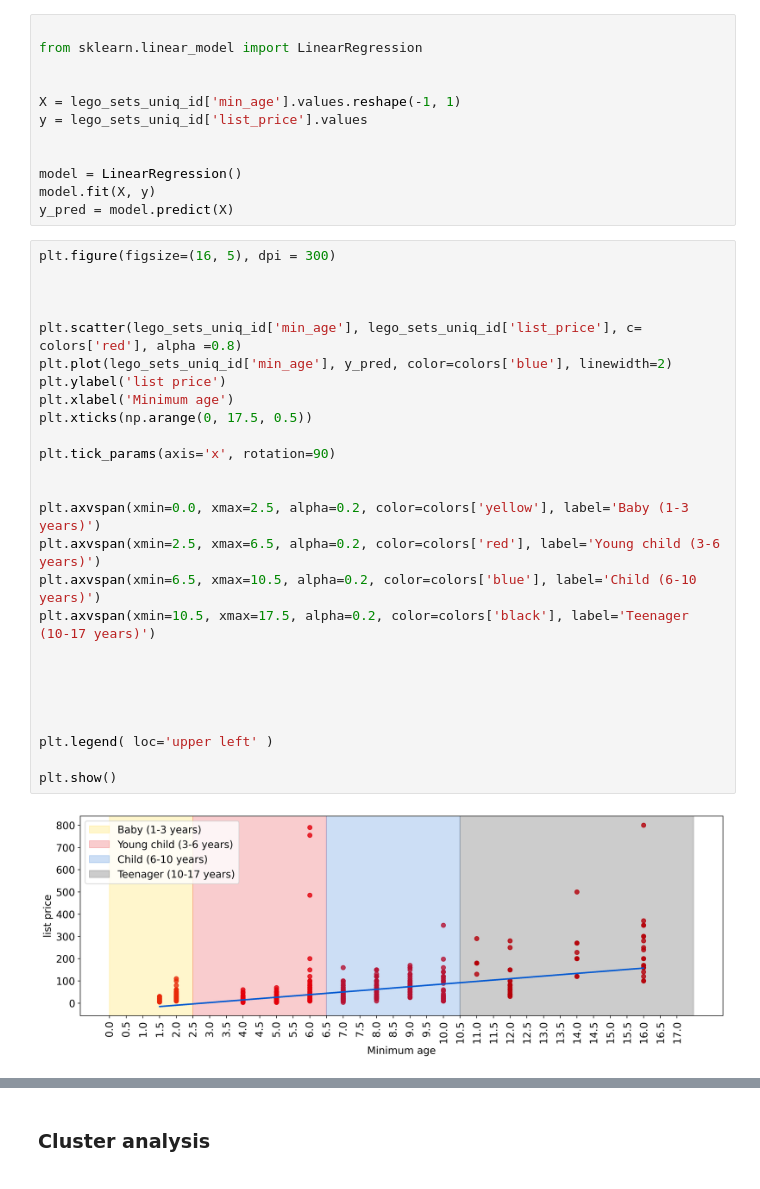
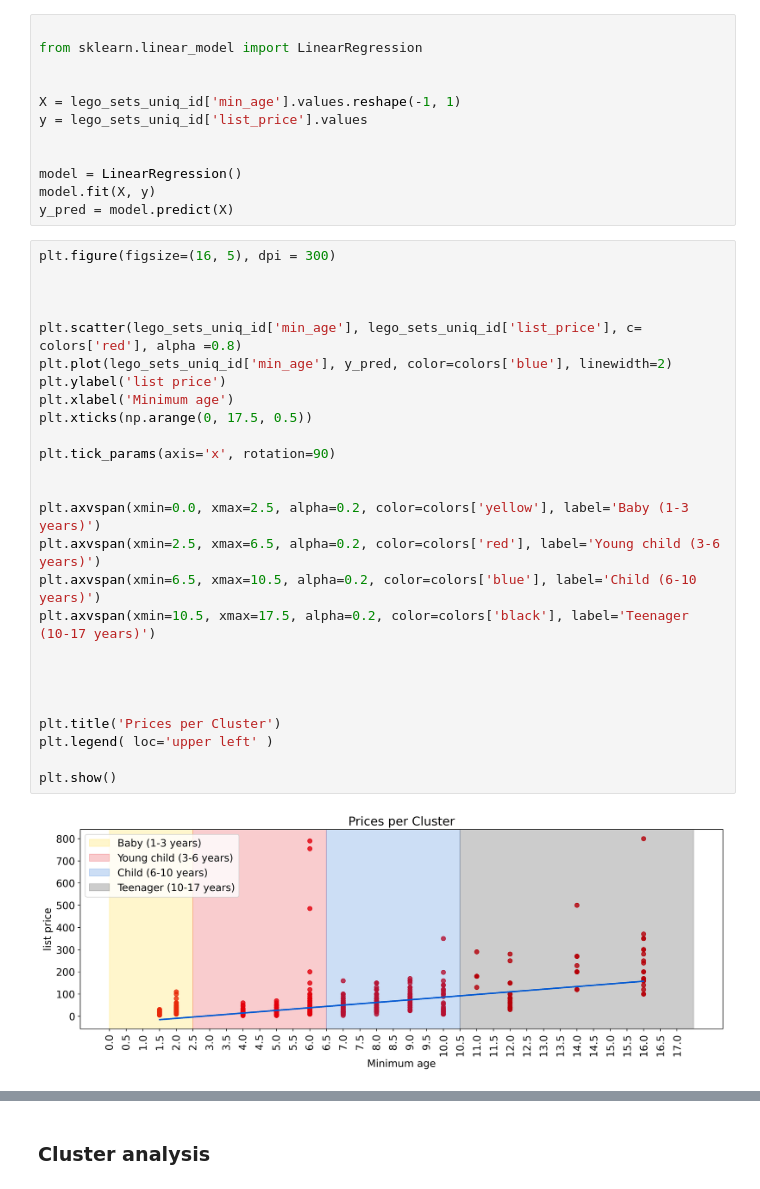
Before and after one commit to bennymiddel/personal_projects, a Jupyter notebook: 03_Lego_Project/01_Data_loading.ipynb, the cells around one changed output, grey strips where cells are left out. Saved outputs shown, nothing was run; the diff lists cells and outputs as text.

```diff
--- a/03_Lego_Project/01_Data_loading.ipynb
+++ b/03_Lego_Project/01_Data_loading.ipynb
@@ -457,28 +491,28 @@ y_pred = model.predict(X)
 # %%
 plt.figure(figsize=(16, 5), dpi = 300)
 
 
 
 plt.scatter(lego_sets_uniq_id['min_age'], lego_sets_uniq_id['list_price'], c= colors['red'], alpha =0.8)
 plt.plot(lego_sets_uniq_id['min_age'], y_pred, color=colors['blue'], linewidth=2)
 plt.ylabel('list price')
 plt.xlabel('Minimum age')
 plt.xticks(np.arange(0, 17.5, 0.5))
 
 plt.tick_params(axis='x', rotation=90)
 
 
 plt.axvspan(xmin=0.0, xmax=2.5, alpha=0.2, color=colors['yellow'], label='Baby (1-3 years)')
 plt.axvspan(xmin=2.5, xmax=6.5, alpha=0.2, color=colors['red'], label='Young child (3-6 years)')
 plt.axvspan(xmin=6.5, xmax=10.5, alpha=0.2, color=colors['blue'], label='Child (6-10 years)')
 plt.axvspan(xmin=10.5, xmax=17.5, alpha=0.2, color=colors['black'], label='Teenager (10-17 years)')
 
 
 
 
-
+plt.title('Prices per Cluster')
 plt.legend( loc='upper left' )
 
 plt.show()
 # %% [output]
-[figure, old version]
+[figure, new version]
```
Also changed, not shown: parts of 64 cells of this notebook, 4 other files.
